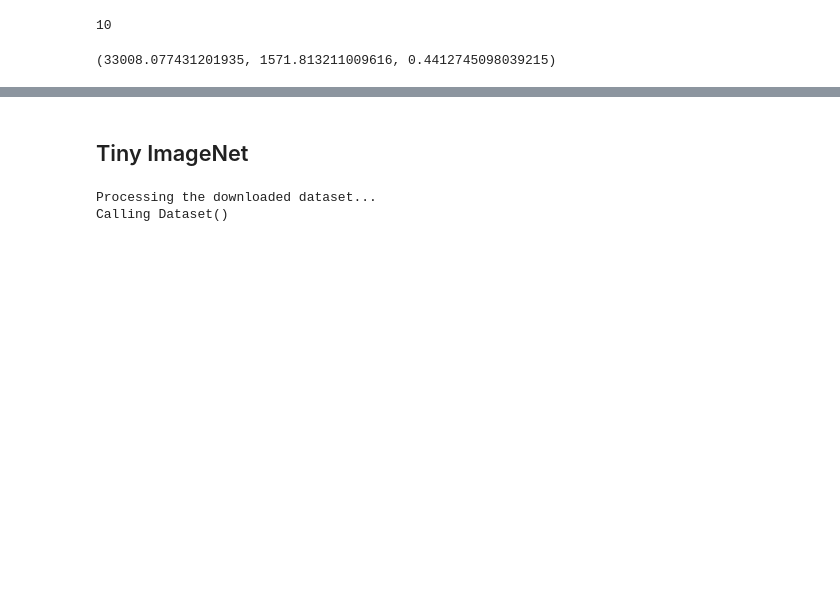
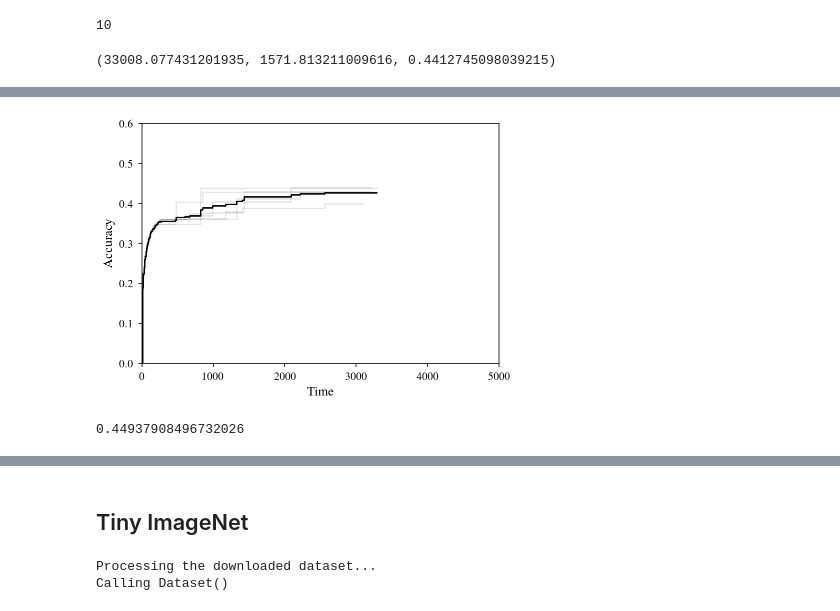
Before and after one commit to vcahlik/dynamic-auto-sizing, a Jupyter notebook: notebooks/anytime/performance_analysis_large_datasets.ipynb, the cells around one changed output, grey strips where cells are left out. Cells and saved outputs as stored; diff of their text form; code cells hidden in the pictures; blank space fills up the shorter version.

```diff
--- a/notebooks/anytime/performance_analysis_large_datasets.ipynb
+++ b/notebooks/anytime/performance_analysis_large_datasets.ipynb
@@ -2788,0 +2776,3 @@ plt.plot((0, 10000), (mean_val_metric_random_dynamic, mean_val_metric_random_dyn
+# %%
+file_paths_grid_static_profiles = ['results/AnytimeGridSearch2022-04-29-12-03-45']
+grid_static_profiles = load_results_multi(file_paths_grid_static_profiles)
@@ -2788,0 +2788,6 @@ plt.plot((0, 10000), (mean_val_metric_random_dynamic, mean_val_metric_random_dyn
+# %%
+fixed_all_results_grid_static = fix_grid_search(all_results_grid_static, grid_static_profiles)
+# %%
+plot_results(fixed_all_results_grid_static, xlim=(0, 5000), ylim=(0, 0.6), ylabel="Accuracy")
+# %% [output]
+[figure, added]
@@ -2788,0 +2800,5 @@ plt.plot((0, 10000), (mean_val_metric_random_dynamic, mean_val_metric_random_dyn
+# %%
+best_scores = [results[-1].best_val_metric for results in all_results_grid_dynamic]
+np.mean(best_scores)
+# %% [output]
+0.44937908496732026
```
Also changed, not shown: parts of 39 cells of this notebook.
